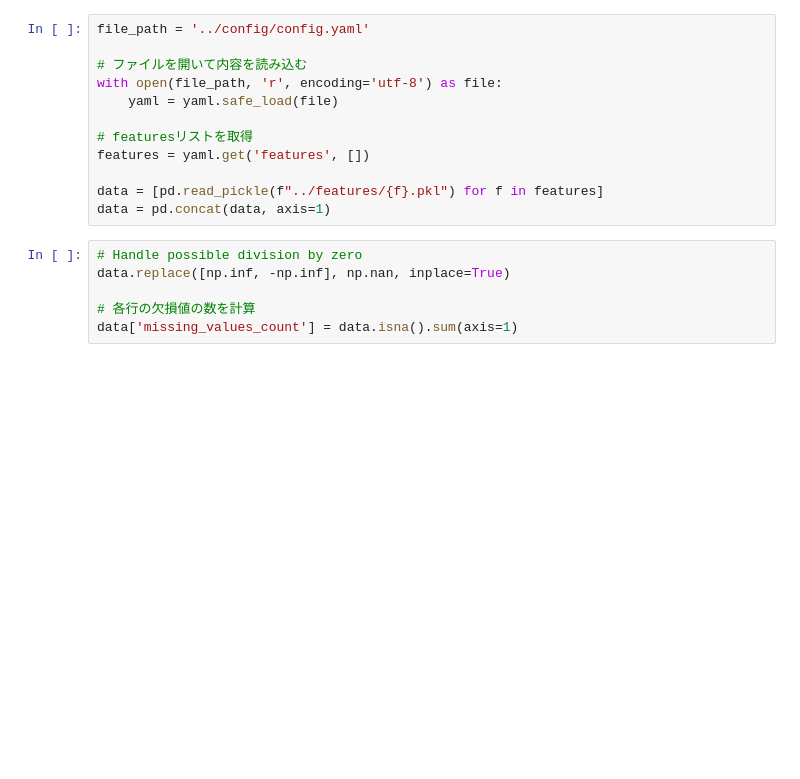
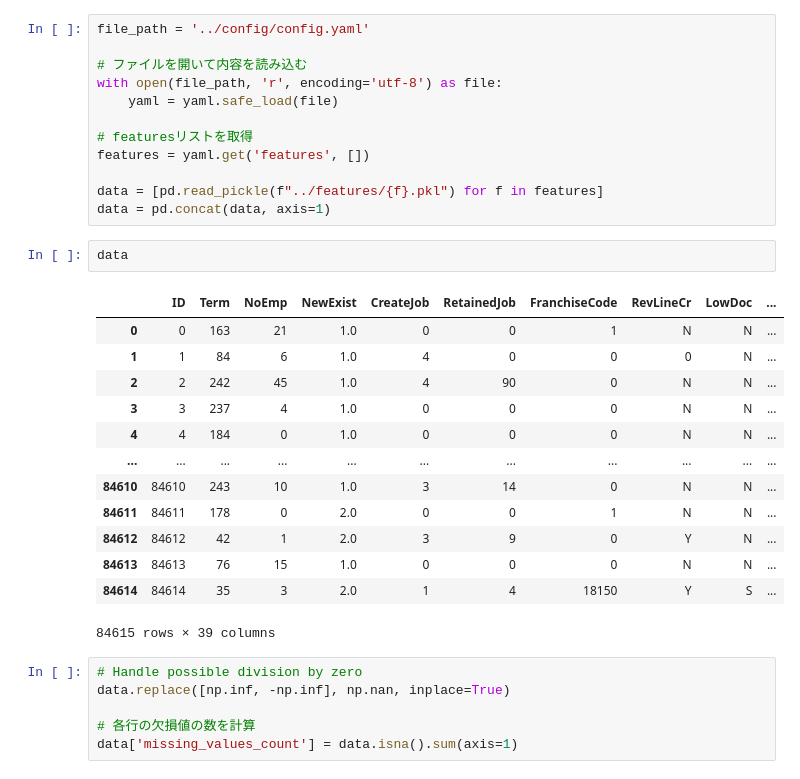
Before and after one commit to InuDogff14/Signate_202401, a Jupyter notebook: src/LighGBM2.ipynb, the cells around one changed output. Saved outputs shown, nothing was run; the diff lists cells and outputs as text; blank space fills up the shorter version.

```diff
--- a/src/LighGBM2.ipynb
+++ b/src/LighGBM2.ipynb
@@ -71,6 +71,22 @@ features = yaml.get('features', [])
 
 data = [pd.read_pickle(f"../features/{f}.pkl") for f in features]
 data = pd.concat(data, axis=1)
+# %%
+data
+# %% [output]
+|  | ID | Term | NoEmp | NewExist | CreateJob | RetainedJob | FranchiseCode | RevLineCr | LowDoc | ... |
+| 0 | 0 | 163 | 21 | 1.0 | 0 | 0 | 1 | N | N | ... |
+| 1 | 1 | 84 | 6 | 1.0 | 4 | 0 | 0 | 0 | N | ... |
+| 2 | 2 | 242 | 45 | 1.0 | 4 | 90 | 0 | N | N | ... |
+| 3 | 3 | 237 | 4 | 1.0 | 0 | 0 | 0 | N | N | ... |
+| 4 | 4 | 184 | 0 | 1.0 | 0 | 0 | 0 | N | N | ... |
+| ... | ... | ... | ... | ... | ... | ... | ... | ... | ... | ... |
+| 84610 | 84610 | 243 | 10 | 1.0 | 3 | 14 | 0 | N | N | ... |
+| 84611 | 84611 | 178 | 0 | 2.0 | 0 | 0 | 1 | N | N | ... |
+| 84612 | 84612 | 42 | 1 | 2.0 | 3 | 9 | 0 | Y | N | ... |
+| 84613 | 84613 | 76 | 15 | 1.0 | 0 | 0 | 0 | N | N | ... |
+| 84614 | 84614 | 35 | 3 | 2.0 | 1 | 4 | 18150 | Y | S | ... |
+84615 rows × 39 columns
 # %%
 # Handle possible division by zero
 data.replace([np.inf, -np.inf], np.nan, inplace=True)
```
Also changed, not shown: 4 other files.
